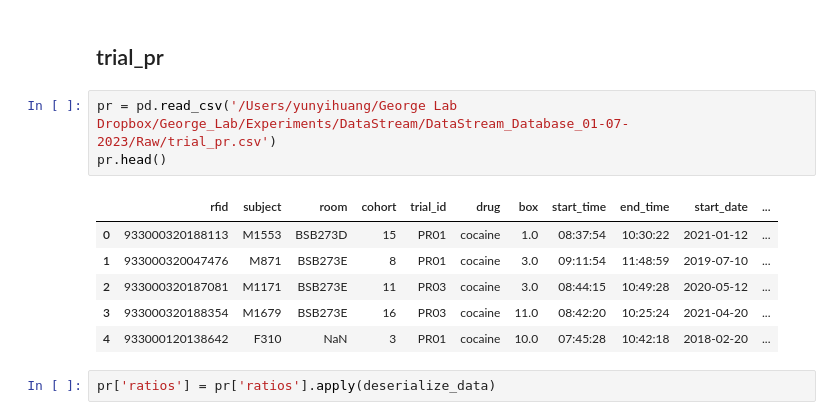
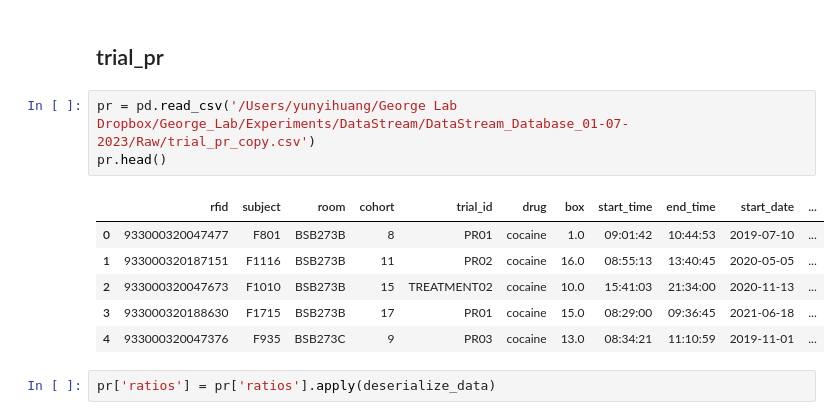
Before and after one commit to 3c-lab/operant-data-pipeline, a Jupyter notebook: data_preprocessing/data_processing_after_exporting.ipynb, the cells around one changed output. Saved outputs shown, nothing was run; the diff lists cells and outputs as text.

```diff
--- a/data_preprocessing/data_processing_after_exporting.ipynb
+++ b/data_preprocessing/data_processing_after_exporting.ipynb
@@ -277,15 +276,15 @@ shock_unstacked.to_csv('/Users/yunyihuang/George Lab Dropbox/George_Lab/Experime
 # %% [markdown]
 ## trial_pr
 # %%
-pr = pd.read_csv('/Users/yunyihuang/George Lab Dropbox/George_Lab/Experiments/DataStream/DataStream_Database_01-07-2023/Raw/trial_pr.csv')
+pr = pd.read_csv('/Users/yunyihuang/George Lab Dropbox/George_Lab/Experiments/DataStream/DataStream_Database_01-07-2023/Raw/trial_pr_copy.csv')
 pr.head()
 # %% [output]
 |  | rfid | subject | room | cohort | trial_id | drug | box | start_time | end_time | start_date | ... |
-| 0 | 933000320188113 | M1553 | BSB273D | 15 | PR01 | cocaine | 1.0 | 08:37:54 | 10:30:22 | 2021-01-12 | ... |
-| 1 | 933000320047476 | M871 | BSB273E | 8 | PR01 | cocaine | 3.0 | 09:11:54 | 11:48:59 | 2019-07-10 | ... |
-| 2 | 933000320187081 | M1171 | BSB273E | 11 | PR03 | cocaine | 3.0 | 08:44:15 | 10:49:28 | 2020-05-12 | ... |
-| 3 | 933000320188354 | M1679 | BSB273E | 16 | PR03 | cocaine | 11.0 | 08:42:20 | 10:25:24 | 2021-04-20 | ... |
-| 4 | 933000120138642 | F310 | NaN | 3 | PR01 | cocaine | 10.0 | 07:45:28 | 10:42:18 | 2018-02-20 | ... |
+| 0 | 933000320047477 | F801 | BSB273B | 8 | PR01 | cocaine | 1.0 | 09:01:42 | 10:44:53 | 2019-07-10 | ... |
+| 1 | 933000320187151 | F1116 | BSB273B | 11 | PR02 | cocaine | 16.0 | 08:55:13 | 13:40:45 | 2020-05-05 | ... |
+| 2 | 933000320047673 | F1010 | BSB273B | 15 | TREATMENT02 | cocaine | 10.0 | 15:41:03 | 21:34:00 | 2020-11-13 | ... |
+| 3 | 933000320188630 | F1715 | BSB273B | 17 | PR01 | cocaine | 15.0 | 08:29:00 | 09:36:45 | 2021-06-18 | ... |
+| 4 | 933000320047376 | F935 | BSB273C | 9 | PR03 | cocaine | 13.0 | 08:34:21 | 11:10:59 | 2019-11-01 | ... |
 # %%
 pr['ratios'] = pr['ratios'].apply(deserialize_data)
 # %%
```
Also changed, not shown: parts of 21 cells of this notebook, 7 other files.
